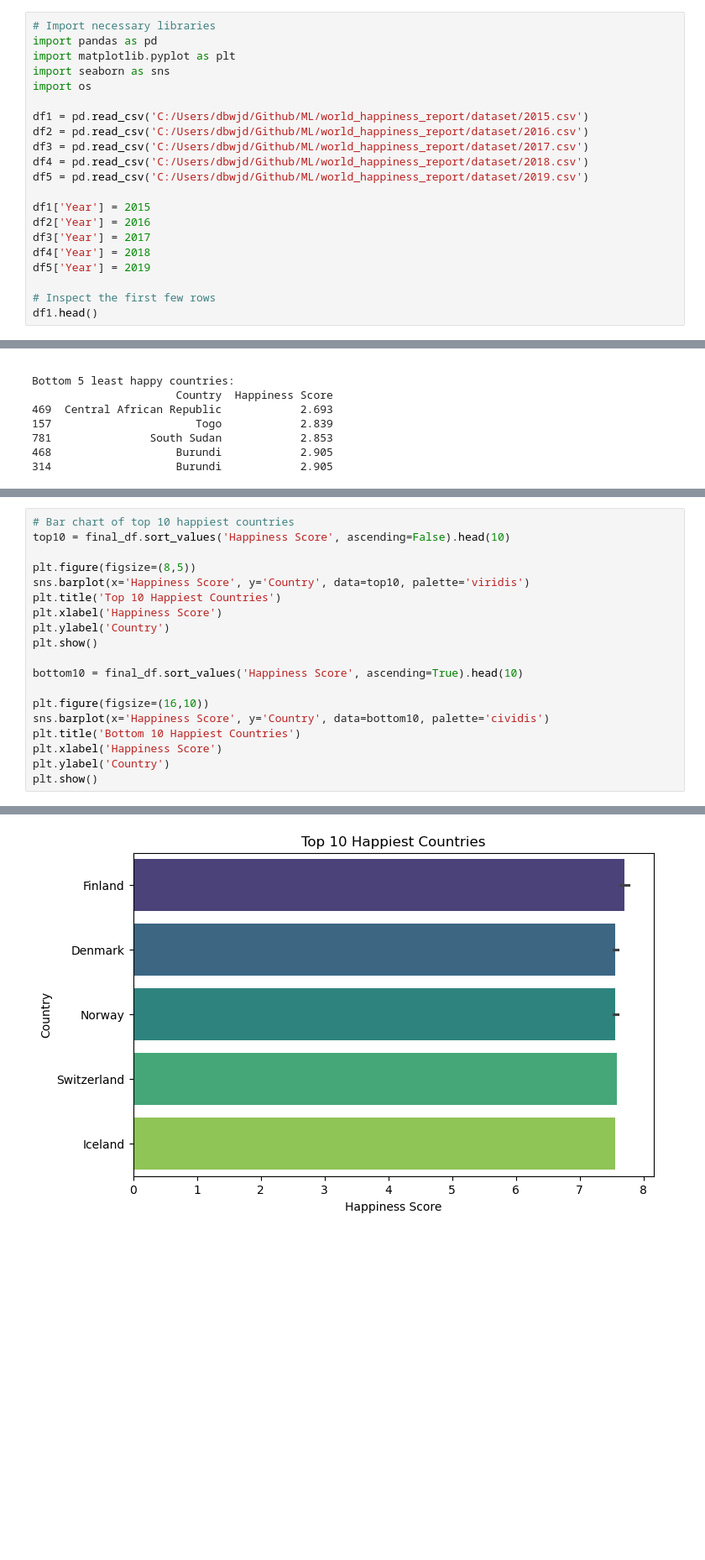
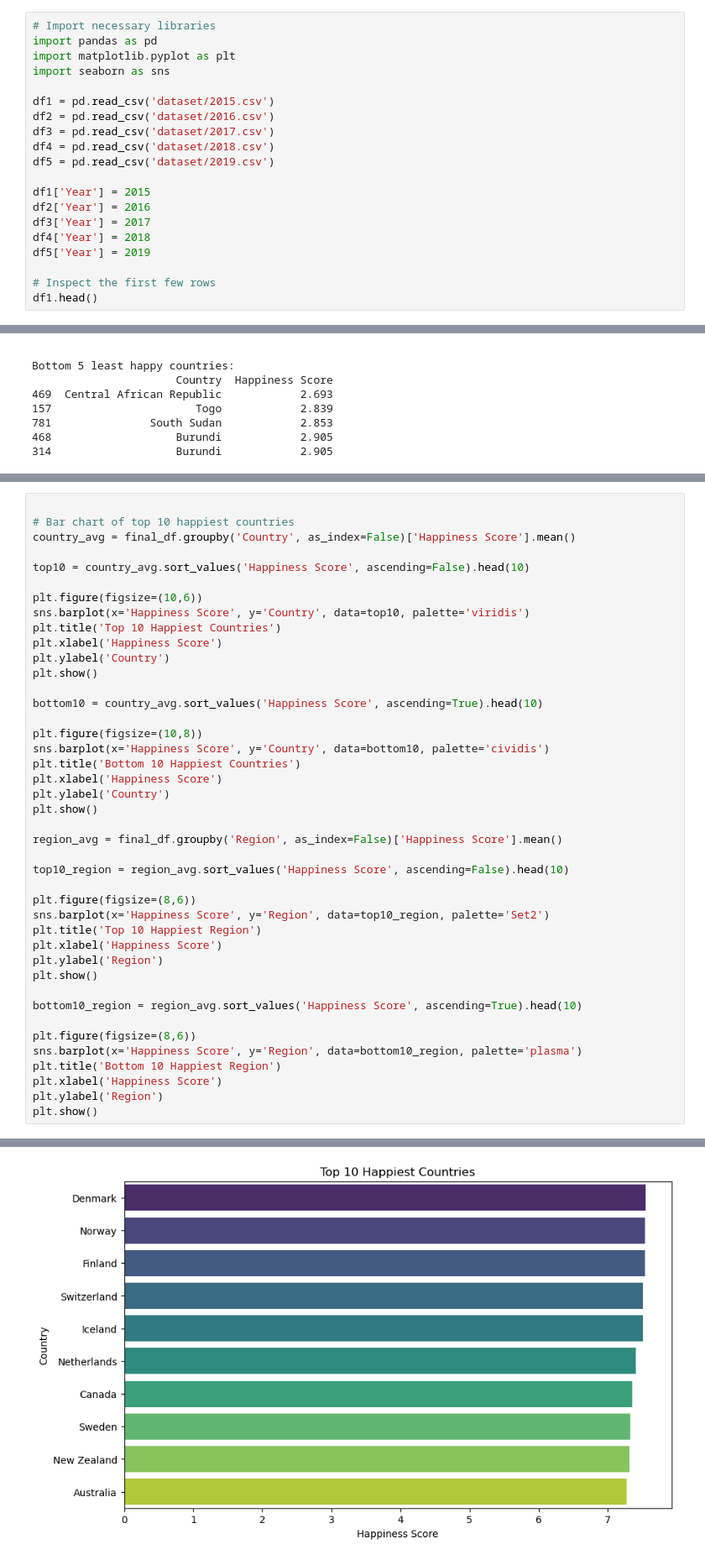
Before and after one commit to Graceyujung/ML, a Jupyter notebook: world_happiness_report/Grace_World_Happiness_Report_Analysis.ipynb, the cells around one changed output, grey strips where cells are left out. Shown at 84% size. Drawn from its saved outputs; the diff is of its cells as text; blank space fills up the shorter version.

Commit message:
Updated Report

```diff
--- a/world_happiness_report/Grace_World_Happiness_Report_Analysis.ipynb
+++ b/world_happiness_report/Grace_World_Happiness_Report_Analysis.ipynb
@@ -11,13 +7,12 @@ This project is designed for beginners, so we'll guide you with step-by-step ins
 import pandas as pd
 import matplotlib.pyplot as plt
 import seaborn as sns
-import os
 
-df1 = pd.read_csv('C:/Users/dbwjd/Github/ML/world_happiness_report/dataset/2015.csv')
-df2 = pd.read_csv('C:/Users/dbwjd/Github/ML/world_happiness_report/dataset/2016.csv')
-df3 = pd.read_csv('C:/Users/dbwjd/Github/ML/world_happiness_report/dataset/2017.csv')
-df4 = pd.read_csv('C:/Users/dbwjd/Github/ML/world_happiness_report/dataset/2018.csv')
-df5 = pd.read_csv('C:/Users/dbwjd/Github/ML/world_happiness_report/dataset/2019.csv')
+df1 = pd.read_csv('dataset/2015.csv')
+df2 = pd.read_csv('dataset/2016.csv')
+df3 = pd.read_csv('dataset/2017.csv')
+df4 = pd.read_csv('dataset/2018.csv')
+df5 = pd.read_csv('dataset/2019.csv')
 
 df1['Year'] = 2015
 df2['Year'] = 2016
@@ -725,27 +672,50 @@ Use matplotlib or seaborn for these plots. Remember to add labels and titles to
 # %%
+
 # Bar chart of top 10 happiest countries
-top10 = final_df.sort_values('Happiness Score', ascending=False).head(10)
+country_avg = final_df.groupby('Country', as_index=False)['Happiness Score'].mean()
 
-plt.figure(figsize=(8,5))
+top10 = country_avg.sort_values('Happiness Score', ascending=False).head(10)
+
+plt.figure(figsize=(10,6))
 sns.barplot(x='Happiness Score', y='Country', data=top10, palette='viridis')
 plt.title('Top 10 Happiest Countries')
 plt.xlabel('Happiness Score')
 plt.ylabel('Country')
 plt.show()
 
-bottom10 = final_df.sort_values('Happiness Score', ascending=True).head(10)
+bottom10 = country_avg.sort_values('Happiness Score', ascending=True).head(10)
 
-plt.figure(figsize=(16,10))
+plt.figure(figsize=(10,8))
 sns.barplot(x='Happiness Score', y='Country', data=bottom10, palette='cividis')
 plt.title('Bottom 10 Happiest Countries')
 plt.xlabel('Happiness Score')
 plt.ylabel('Country')
 plt.show()
+
+region_avg = final_df.groupby('Region', as_index=False)['Happiness Score'].mean()
+
+top10_region = region_avg.sort_values('Happiness Score', ascending=False).head(10)
+
+plt.figure(figsize=(8,6))
+sns.barplot(x='Happiness Score', y='Region', data=top10_region, palette='Set2')
+plt.title('Top 10 Happiest Region')
+plt.xlabel('Happiness Score')
+plt.ylabel('Region')
+plt.show()
+
+bottom10_region = region_avg.sort_values('Happiness Score', ascending=True).head(10)
+
+plt.figure(figsize=(8,6))
+sns.barplot(x='Happiness Score', y='Region', data=bottom10_region, palette='plasma')
+plt.title('Bottom 10 Happiest Region')
+plt.xlabel('Happiness Score')
+plt.ylabel('Region')
+plt.show()
 # %% [output]
 Passing `palette` without assigning `hue` is deprecated and will be removed in v0.14.0. Assign the `y` variable to `hue` and set `legend=False` for the same effect.
 
   sns.barplot(x='Happiness Score', y='Country', data=top10, palette='viridis')
-[figure, old version]
+[figure, new version]
 Passing `palette` without assigning `hue` is deprecated and will be removed in v0.14.0. Assign the `y` variable to `hue` and set `legend=False` for the same effect.
 
   sns.barplot(x='Happiness Score', y='Country', data=bottom10, palette='cividis')
```
Also changed, not shown: parts of 18 cells of this notebook.
